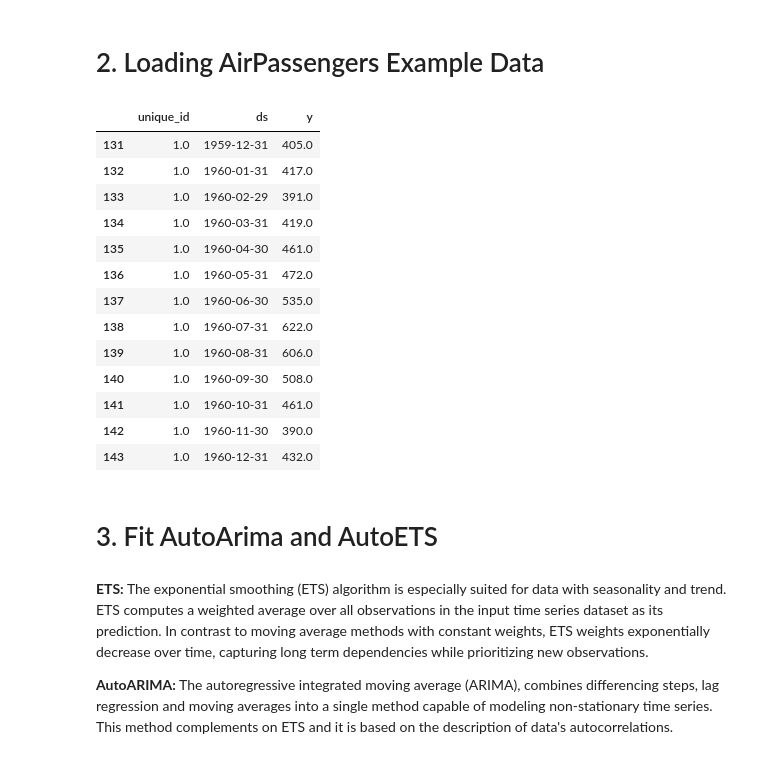
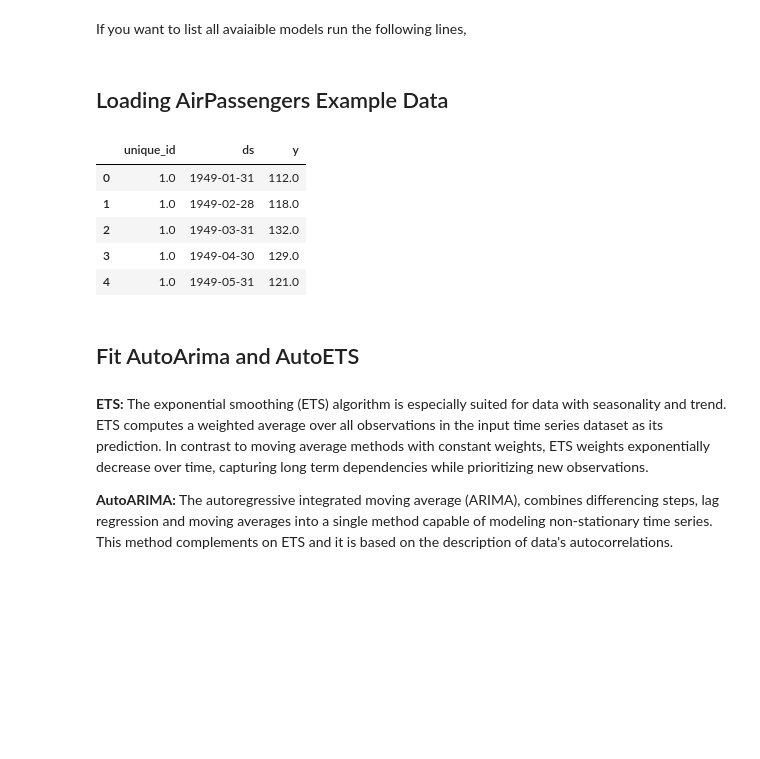
Before and after one commit to Nixtla/statsforecast, a Jupyter notebook: nbs/examples/Getting_Started_with_Auto_Arima_and_ETS.ipynb, the cells around one changed output. Cells and saved outputs as stored; diff of their text form; code cells hidden in the pictures; blank space fills up the shorter version.

```diff
--- a/examples/Getting_Started_with_Auto_Arima_and_ETS.ipynb
+++ b/nbs/examples/Getting_Started_with_Auto_Arima_and_ETS.ipynb
@@ -42,4 +27,6 @@ import matplotlib.pyplot as plt
 from statsforecast import StatsForecast
 from statsforecast.models import AutoARIMA, ETS
 from statsforecast.utils import AirPassengersDF
+# %% [markdown]
+If you want to list all avaiaible models run the following lines,
 # %%
@@ -47,31 +33,21 @@ from statsforecast.utils import AirPassengersDF
 #from statsforecast.models import __all__
 #__all__
 # %% [markdown]
-<a name="cell-2"></a>
-# 2. Loading AirPassengers Example Data
+## Loading AirPassengers Example Data
 # %%
 # We define the train df.
 # We use the index functionality to make the training a lot faster.
 Y_df = AirPassengersDF
-Y_df.tail(13)
+Y_df.head()
 # %% [output]
 |  | unique_id | ds | y |
-| 131 | 1.0 | 1959-12-31 | 405.0 |
-| 132 | 1.0 | 1960-01-31 | 417.0 |
-| 133 | 1.0 | 1960-02-29 | 391.0 |
-| 134 | 1.0 | 1960-03-31 | 419.0 |
-| 135 | 1.0 | 1960-04-30 | 461.0 |
-| 136 | 1.0 | 1960-05-31 | 472.0 |
-| 137 | 1.0 | 1960-06-30 | 535.0 |
-| 138 | 1.0 | 1960-07-31 | 622.0 |
-| 139 | 1.0 | 1960-08-31 | 606.0 |
-| 140 | 1.0 | 1960-09-30 | 508.0 |
-| 141 | 1.0 | 1960-10-31 | 461.0 |
-| 142 | 1.0 | 1960-11-30 | 390.0 |
-| 143 | 1.0 | 1960-12-31 | 432.0 |
+| 0 | 1.0 | 1949-01-31 | 112.0 |
+| 1 | 1.0 | 1949-02-28 | 118.0 |
+| 2 | 1.0 | 1949-03-31 | 132.0 |
+| 3 | 1.0 | 1949-04-30 | 129.0 |
+| 4 | 1.0 | 1949-05-31 | 121.0 |
 # %% [markdown]
-<a name="cell-3"></a>
-# 3. Fit AutoArima and AutoETS
+## Fit AutoArima and AutoETS
 # %% [markdown]
 **ETS:** The exponential smoothing (ETS) algorithm is especially suited for data with seasonality and trend. ETS computes a weighted average over all observations in the input time series dataset as its prediction. In contrast to moving average methods with constant weights, ETS weights exponentially decrease over time, capturing long term dependencies while prioritizing new observations.
 
```
Also changed, not shown: parts of 34 cells of this notebook, 3 other files.
